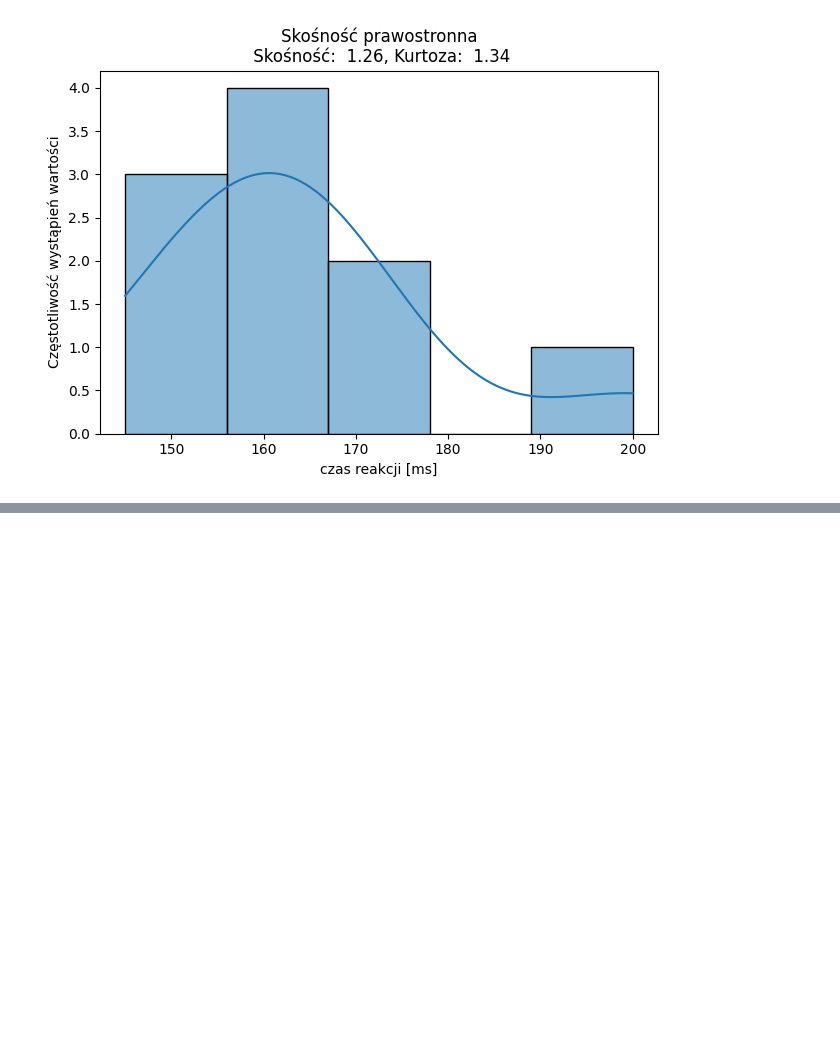
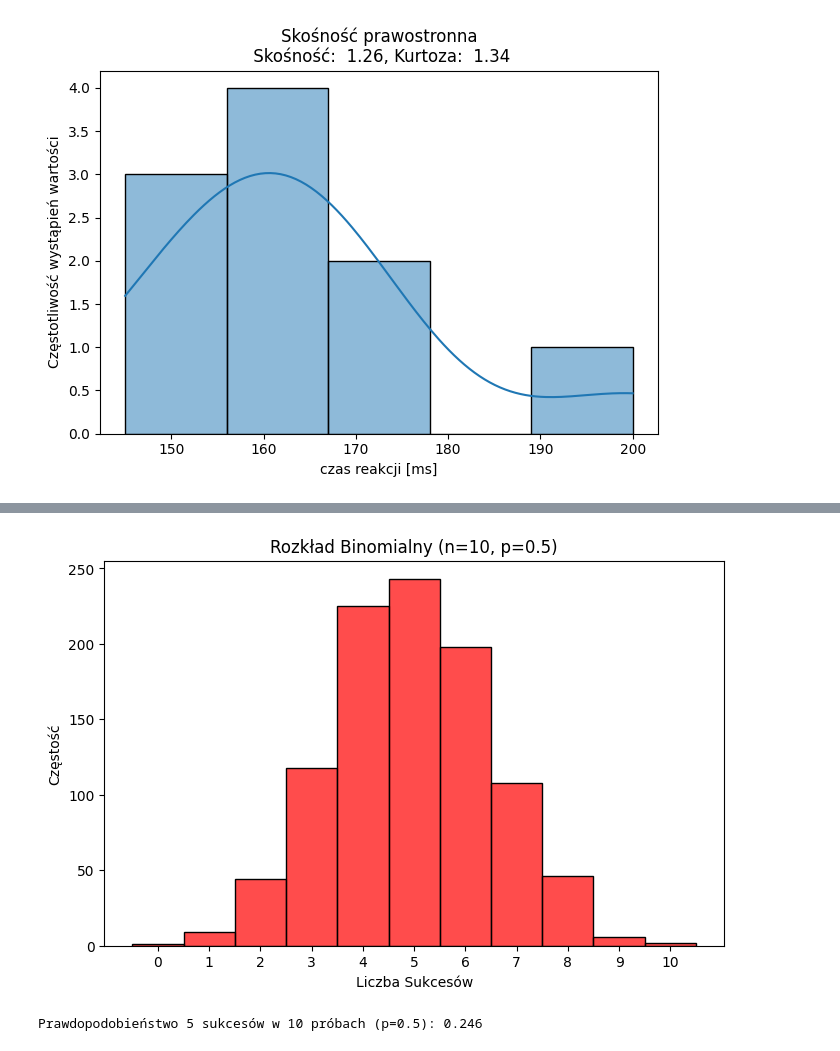
Before and after one commit to LPiskor/moje_projekty_ml, a Jupyter notebook: Statystyka_Dla_Danych.ipynb, the cells around one changed output, grey strips where cells are left out. Cells and saved outputs as stored; diff of their text form; code cells hidden in the pictures; blank space fills up the shorter version.

Commit message:
Statisctic: Probability Distributions

```diff
--- a/Statystyka_Dla_Danych.ipynb
+++ b/Statystyka_Dla_Danych.ipynb
@@ -139,0 +180,25 @@ plt.show()
+# %%
+# Generowanie danych z rozkładu binomialnego
+# np. liczba sukcesów w 10 próbach, gdzie p = 0.5 (szansa na sukces w każdej próbie)
+n_prob = 10 # liczba rzutów monetą
+p_sukces = 0.5 # prawdopodobieństwo wypadnięcia orła
+dane_binomialne = np.random.binomial(n=n_prob, p=p_sukces, size=1000)
+
+# Wizualizacja histogramu (dla dyskretnych danych częściej używa się barplot lub histplot z odpowiednimi bins)
+plt.figure(figsize=(8, 5))
+sns.histplot(dane_binomialne, bins=np.arange(n_prob + 2) - 0.5, stat='count', color='red', alpha=0.7)
+# bins: -0.5, 0.5, 1.5... żeby słupki były centrowane na wartościach całkowitych
+# stat='count' (domyślny dla histplot) lub 'probability'
+plt.title(f'Rozkład Binomialny (n={n_prob}, p={p_sukces})')
+plt.xlabel('Liczba Sukcesów')
+plt.ylabel('Częstość')
+plt.xticks(np.arange(n_prob + 1)) # Ustawienie etykiet dla liczb całkowitych
+plt.show()
+
+# Prawdopodobieństwo (funkcja masy prawdopodobieństwa - PMF)
+# Prawdopodobieństwo uzyskania 5 sukcesów w 10 próbach z p=0.5
+pmf_binomialny = stats.binom.pmf(k=5, n=n_prob, p=p_sukces) # k = liczba sukcesów
+print(f"Prawdopodobieństwo 5 sukcesów w 10 próbach (p=0.5): {pmf_binomialny:.3f}")
+# %% [output]
+[figure, added]
+Prawdopodobieństwo 5 sukcesów w 10 próbach (p=0.5): 0.246
```
Also changed, not shown: parts of 4 cells of this notebook.
